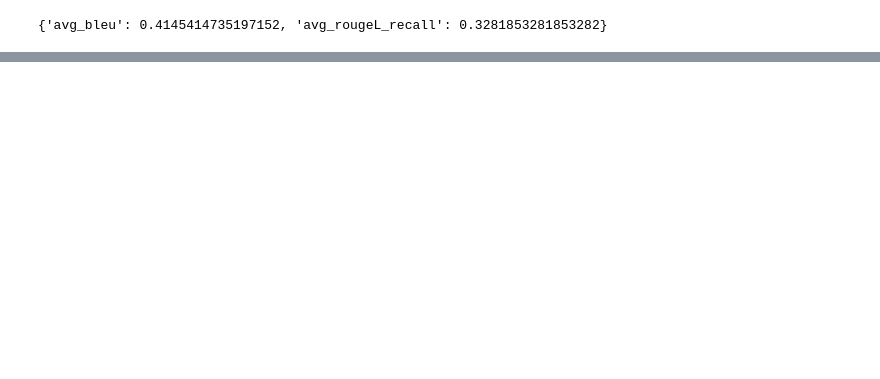
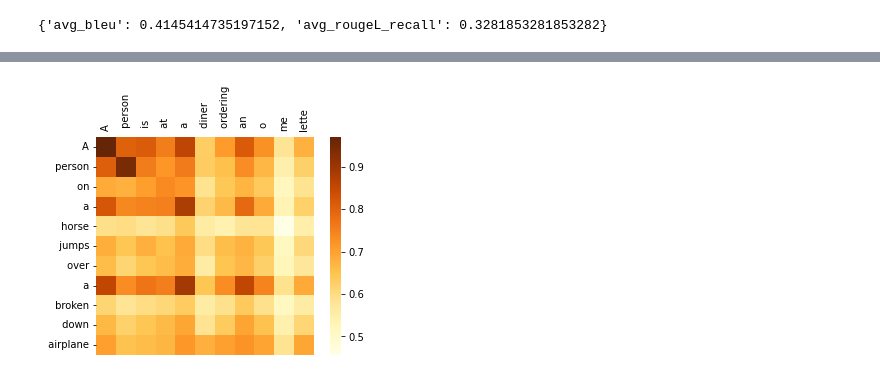
Before and after one commit to eric11eca/neural-inference-search, a Jupyter notebook: inferential_t5.ipynb, the cells around one changed output, grey strips where cells are left out. Drawn from its saved outputs; the diff is of its cells as text; code cells hidden in the pictures; blank space fills up the shorter version.

```diff
--- a/inferential_t5.ipynb
+++ b/inferential_t5.ipynb
@@ -828,3 +843,11 @@ print("Predictions: ")
 for beam_output in beam_outputs:
     sent = infer_model.tokenizer.decode(beam_output, skip_special_tokens=True,clean_up_tokenization_spaces=True)
     print (sent)
+# %%
+from saint.eval.auto_eval.ctc_scorer.bert_aligner import BERTAligner, E_MODEL_CONFIGS
+
+aligner = BERTAligner(
+    **E_MODEL_CONFIGS["roberta-mnli"],
+    aggr_type="mean",
+    lang="en"
+)
@@ -830,0 +858,4 @@ for beam_output in beam_outputs:
+# %%
+sim_matrix, sent1_toks, sent2_toks = aligner.get_sim_matrix(candidate="A person on a horse jumps over a broken down airplane",
+                  reference="A person is at a diner ordering an omelette")
+sent2_toks
@@ -830,0 +874,17 @@ for beam_output in beam_outputs:
+# %%
+import seaborn as sns
+import matplotlib.pyplot as plt
+
+plt.tick_params(labelbottom = False, bottom=False, top=False, labeltop=True)
+plt.xticks(rotation=0)
+plt.yticks(rotation=90)
+
+ax = sns.heatmap(
+    sim_matrix.detach().cpu().numpy(),
+    xticklabels=sent1_toks,
+    yticklabels=sent2_toks,
+    cmap="YlOrBr",
+    square=True,
+)
+# %% [output]
+[figure, added]
```
Also changed, not shown: parts of 6 cells of this notebook, 4 other files.
